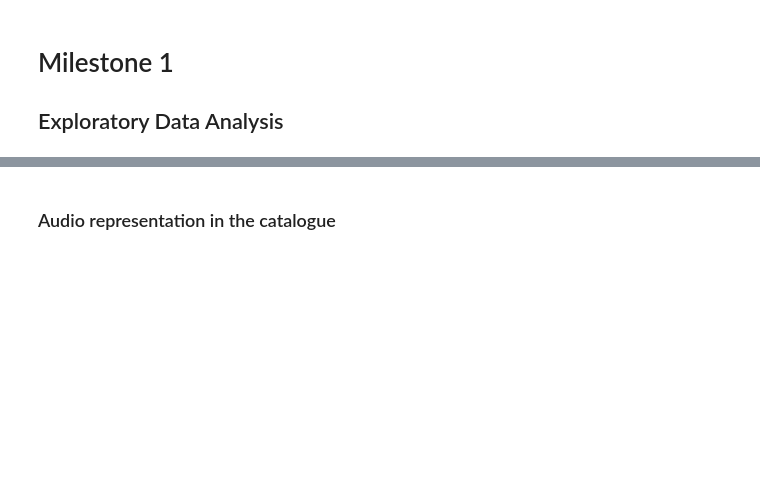
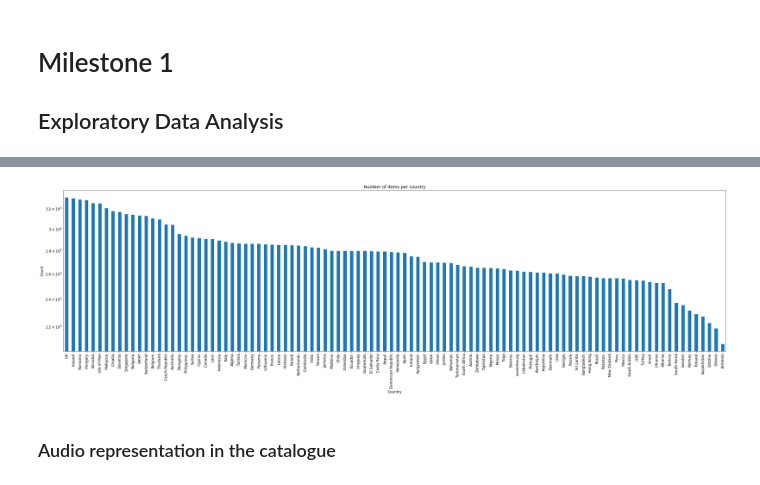
Before and after one commit to karimassi/netviz, a Jupyter notebook: milestones/eda.ipynb, the cells around one changed output, grey strips where cells are left out. Cells and saved outputs as stored; diff of their text form; code cells hidden in the pictures; blank space fills up the shorter version.

```diff
--- a/milestones/eda.ipynb
+++ b/milestones/eda.ipynb
@@ -91,3 +74,14 @@ plt.show()
+# %%
+countries_count = movies.countries.explode().value_counts()
+countries_count.index = countries_count.index.map(get_country_name)
+countries_count.plot.bar(figsize = (40, 10))
+plt.title('Number of items per country')
+plt.xlabel('Country')
+plt.ylabel('Count')
+plt.yscale('log')
+plt.show()
+# %% [output]
+[figure, added]
 # %% [markdown]
 ### Audio representation in the catalogue
 # %%
```
Also changed, not shown: parts of 17 cells of this notebook.
